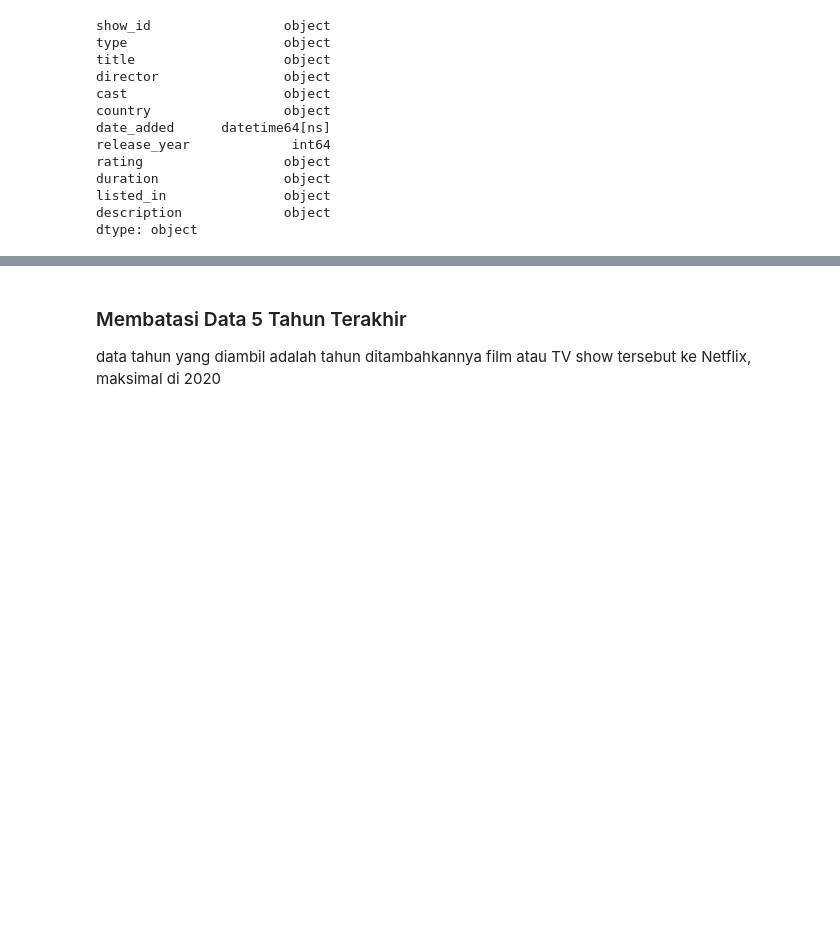
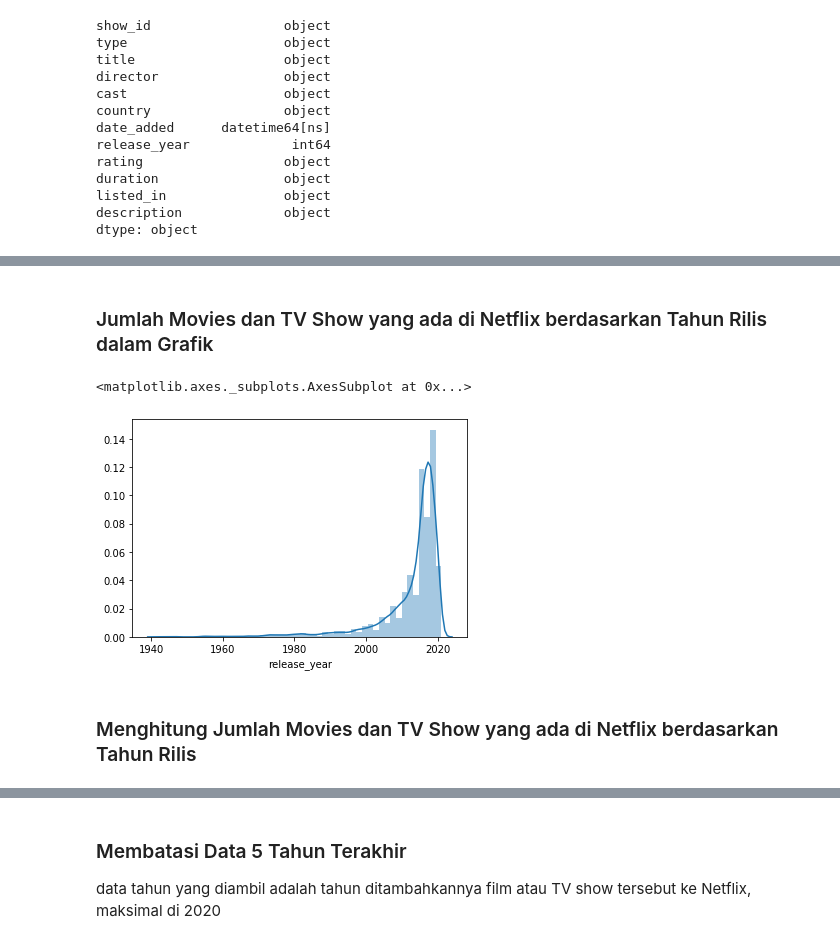
Before and after one commit to sieniecelicia19/eda-netflix, a Jupyter notebook: EDA-Netflix.ipynb, the cells around one changed output, grey strips where cells are left out. Drawn from its saved outputs; the diff is of its cells as text; code cells hidden in the pictures; blank space fills up the shorter version.

Commit message:
Markdown dan Visualisasi
Menambahkan deskripsi menggunakan Markdown untuk menjelaskan code saat eksplorasi, menambahkan visualisasi menggunakan Seaborn, dan menambahkan eksplorasi lainnya

```diff
--- a/EDA-Netflix.ipynb
+++ b/EDA-Netflix.ipynb
@@ -207,0 +222,9 @@ df.head()
+# %% [markdown]
+### Jumlah Movies dan TV Show yang ada di Netflix berdasarkan Tahun Rilis dalam Grafik
+# %%
+sns.distplot(df['release_year'])
+# %% [output]
+<matplotlib.axes._subplots.AxesSubplot at 0x...>
+[figure, added]
+# %% [markdown]
+### Menghitung Jumlah Movies dan TV Show yang ada di Netflix berdasarkan Tahun Rilis
```
Also changed, not shown: parts of 65 cells of this notebook.
